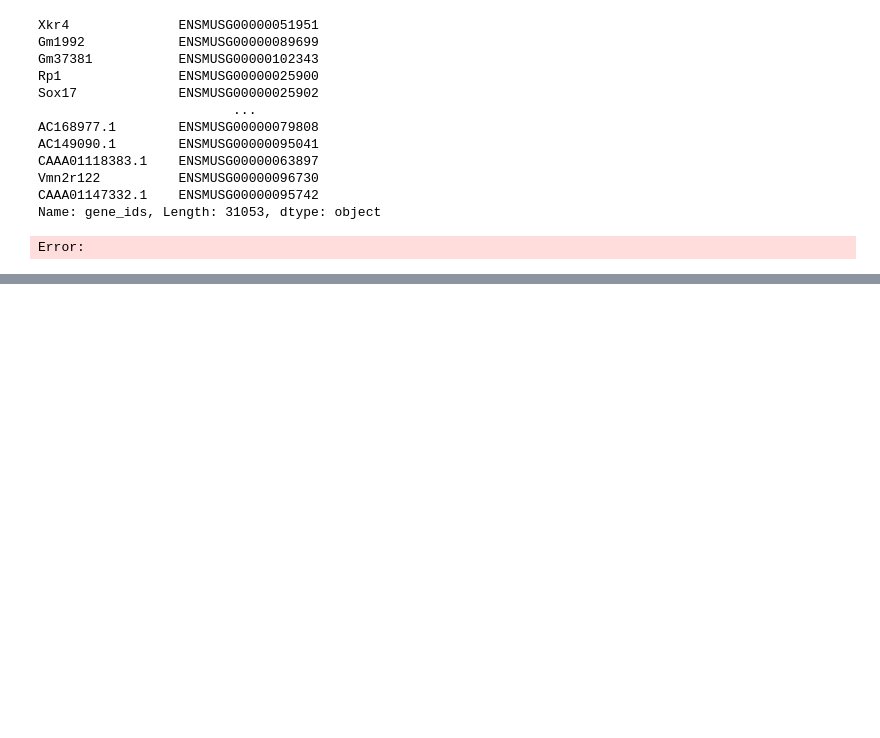
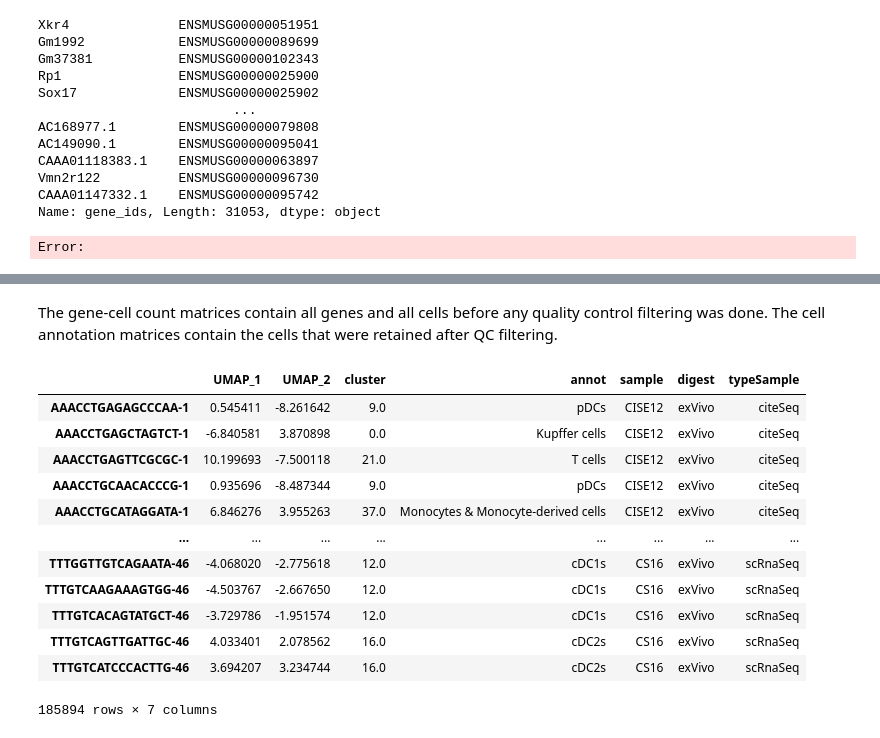
Before and after one commit to ChrisKoll/EDA-Spatial-Liver, a Jupyter notebook: py/integrate_training_data.ipynb, the cells around one changed output, grey strips where cells are left out. Drawn from its saved outputs; the diff is of its cells as text; code cells hidden in the pictures; blank space fills up the shorter version.

```diff
--- a/py/integrate_training_data.ipynb
+++ b/py/integrate_training_data.ipynb
@@ -40,0 +116,19 @@ Error:
+# %% [markdown]
+The gene-cell count matrices contain all genes and all cells before any quality control filtering was done.
+The cell annotation matrices contain the cells that were retained after QC filtering.
+# %%
+obs.dropna()
+# %% [output]
+|  | UMAP_1 | UMAP_2 | cluster | annot | sample | digest | typeSample |
+| AAACCTGAGAGCCCAA-1 | 0.545411 | -8.261642 | 9.0 | pDCs | CISE12 | exVivo | citeSeq |
+| AAACCTGAGCTAGTCT-1 | -6.840581 | 3.870898 | 0.0 | Kupffer cells | CISE12 | exVivo | citeSeq |
+| AAACCTGAGTTCGCGC-1 | 10.199693 | -7.500118 | 21.0 | T cells | CISE12 | exVivo | citeSeq |
+| AAACCTGCAACACCCG-1 | 0.935696 | -8.487344 | 9.0 | pDCs | CISE12 | exVivo | citeSeq |
+| AAACCTGCATAGGATA-1 | 6.846276 | 3.955263 | 37.0 | Monocytes & Monocyte-derived cells | CISE12 | exVivo | citeSeq |
+| ... | ... | ... | ... | ... | ... | ... | ... |
+| TTTGGTTGTCAGAATA-46 | -4.068020 | -2.775618 | 12.0 | cDC1s | CS16 | exVivo | scRnaSeq |
+| TTTGTCAAGAAAGTGG-46 | -4.503767 | -2.667650 | 12.0 | cDC1s | CS16 | exVivo | scRnaSeq |
+| TTTGTCACAGTATGCT-46 | -3.729786 | -1.951574 | 12.0 | cDC1s | CS16 | exVivo | scRnaSeq |
+| TTTGTCAGTTGATTGC-46 | 4.033401 | 2.078562 | 16.0 | cDC2s | CS16 | exVivo | scRnaSeq |
+| TTTGTCATCCCACTTG-46 | 3.694207 | 3.234744 | 16.0 | cDC2s | CS16 | exVivo | scRnaSeq |
+185894 rows × 7 columns
```
Also changed, not shown: parts of 11 cells of this notebook, 1 other file.
